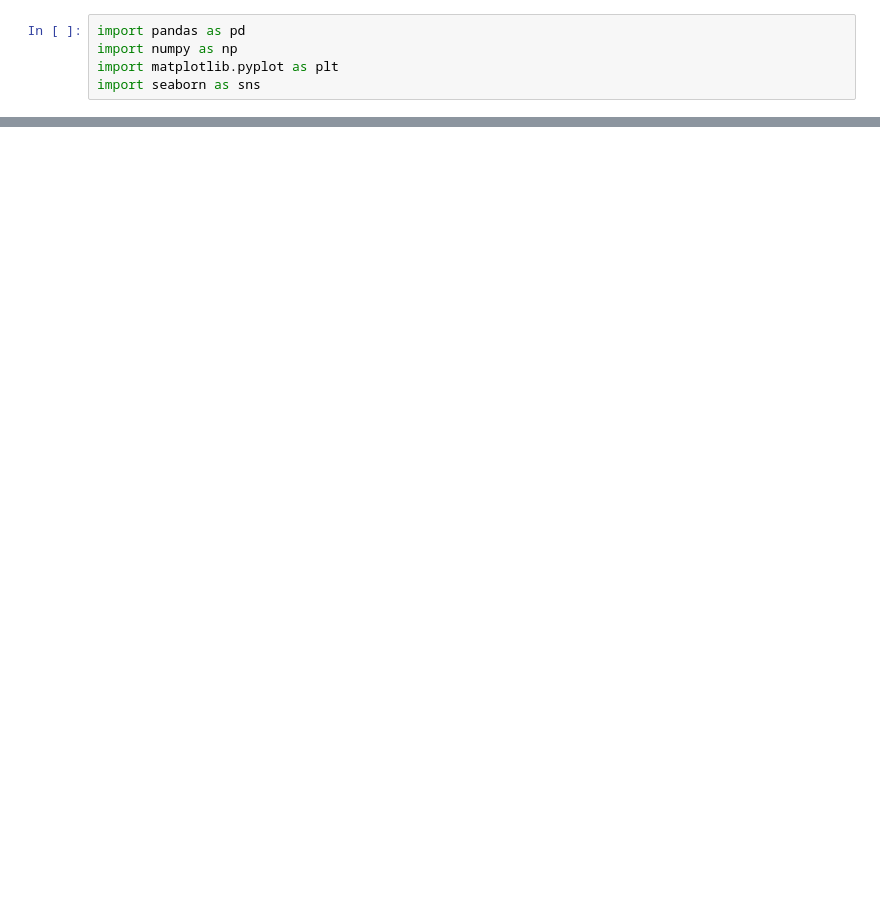
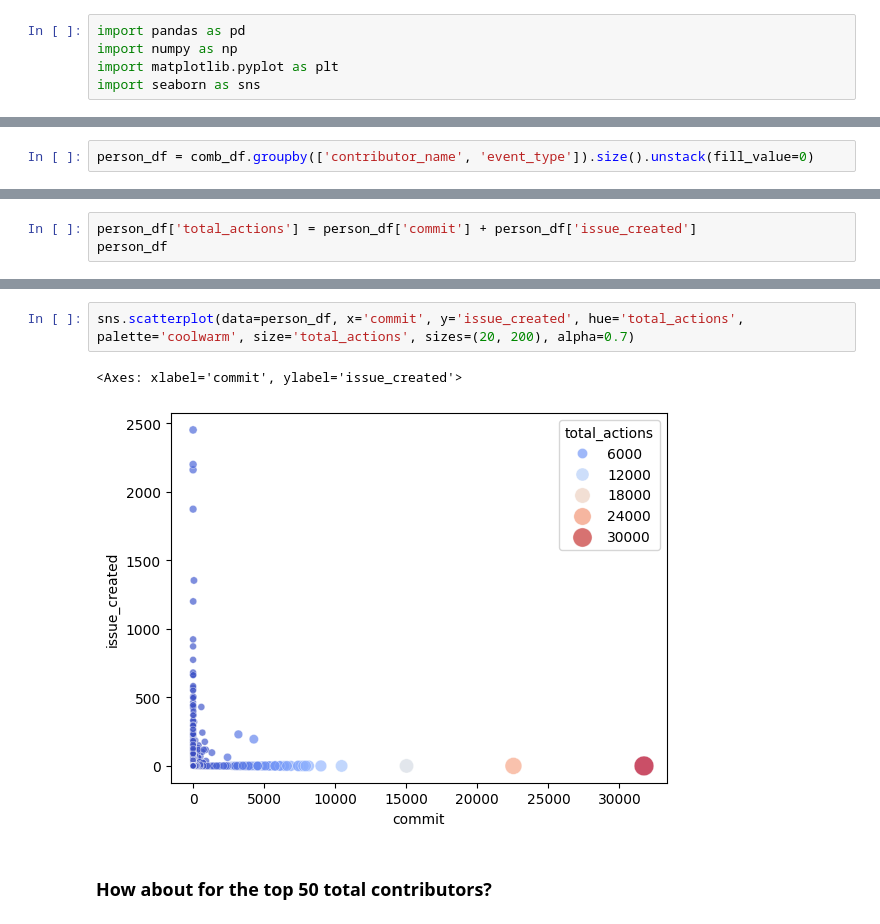
Before and after one commit to AchyDaMan/i320d_transition_augur, a Jupyter notebook: analysis.ipynb, the cells around one changed output, grey strips where cells are left out. Drawn from its saved outputs; the diff is of its cells as text; blank space fills up the shorter version.

```diff
--- a/analysis.ipynb
+++ b/analysis.ipynb
@@ -122,0 +103,2 @@ sns.scatterplot(data=person_df, x='event_datetime', y='event_type')
+# %%
+person_df = comb_df.groupby(['contributor_name', 'event_type']).size().unstack(fill_value=0)
@@ -122,0 +122,3 @@ sns.scatterplot(data=person_df, x='event_datetime', y='event_type')
+# %%
+person_df['total_actions'] = person_df['commit'] + person_df['issue_created']
+person_df
@@ -122,0 +140,7 @@ sns.scatterplot(data=person_df, x='event_datetime', y='event_type')
+# %%
+sns.scatterplot(data=person_df, x='commit', y='issue_created', hue='total_actions', palette='coolwarm', size='total_actions', sizes=(20, 200), alpha=0.7)
+# %% [output]
+<Axes: xlabel='commit', ylabel='issue_created'>
+[figure, added]
+# %% [markdown]
+### How about for the top 50 total contributors?
```
Also changed, not shown: parts of 30 cells of this notebook.
